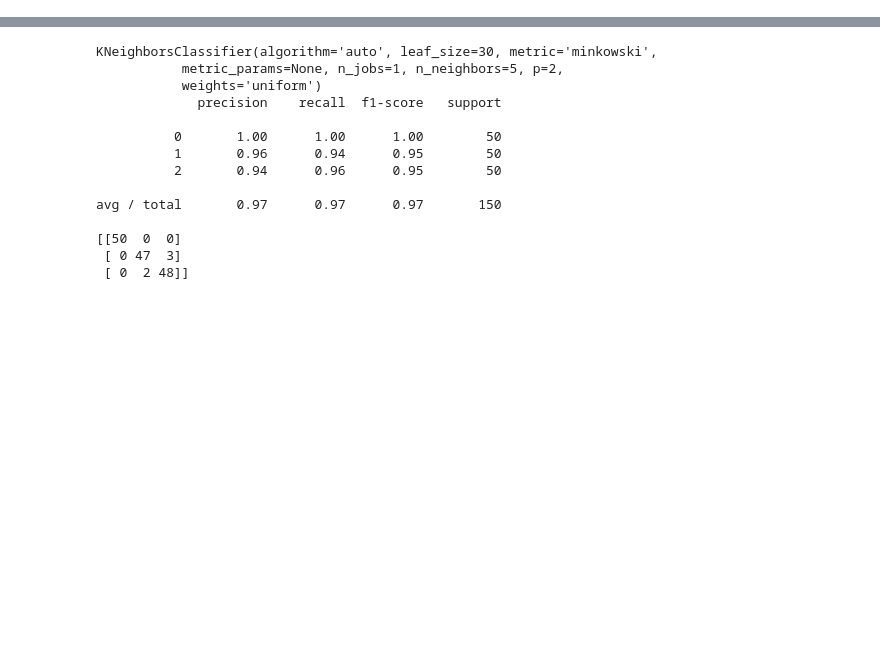
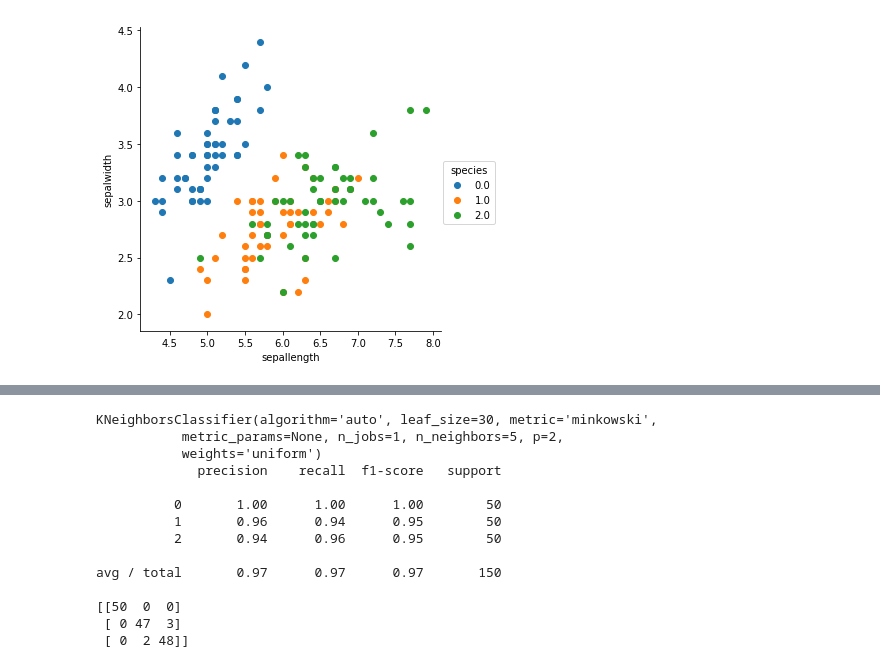
Before and after one commit to wqw547243068/wangqiwen, a Jupyter notebook: jupyter/scikit-learn-example.ipynb, the cells around one changed output, grey strips where cells are left out. Drawn from its saved outputs; the diff is of its cells as text; code cells hidden in the pictures; blank space fills up the shorter version.

```diff
--- a/jupyter/scikit-learn-example.ipynb
+++ b/jupyter/scikit-learn-example.ipynb
@@ -24,0 +166,5 @@ plt.show()
+# %%
+sns.FacetGrid(df_iris,hue='species',size=5).map(plt.scatter,'sepallength','sepalwidth').add_legend()
+plt.show()
+# %% [output]
+[figure, added]
```
Also changed, not shown: parts of 33 cells of this notebook, 20 other files.
